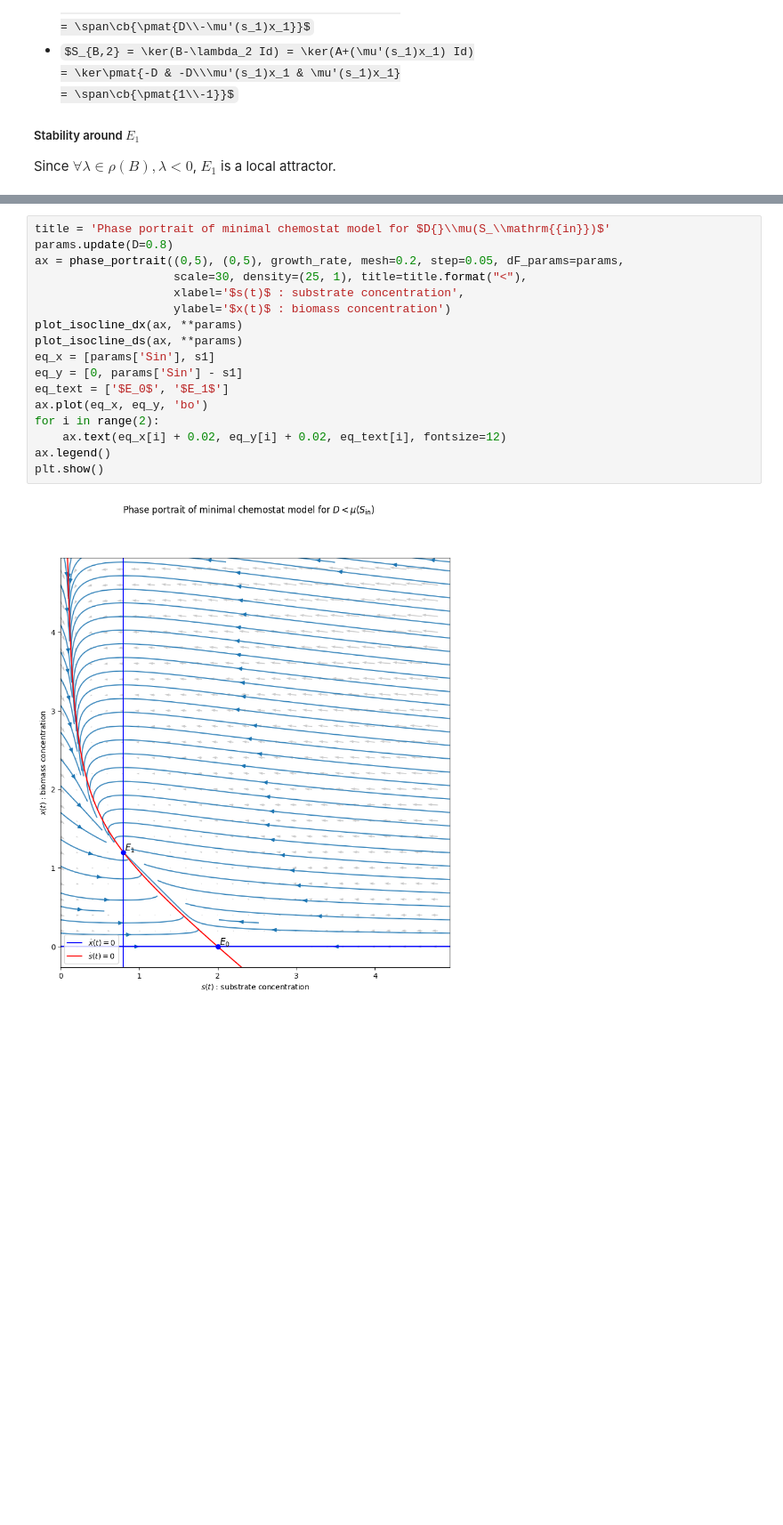
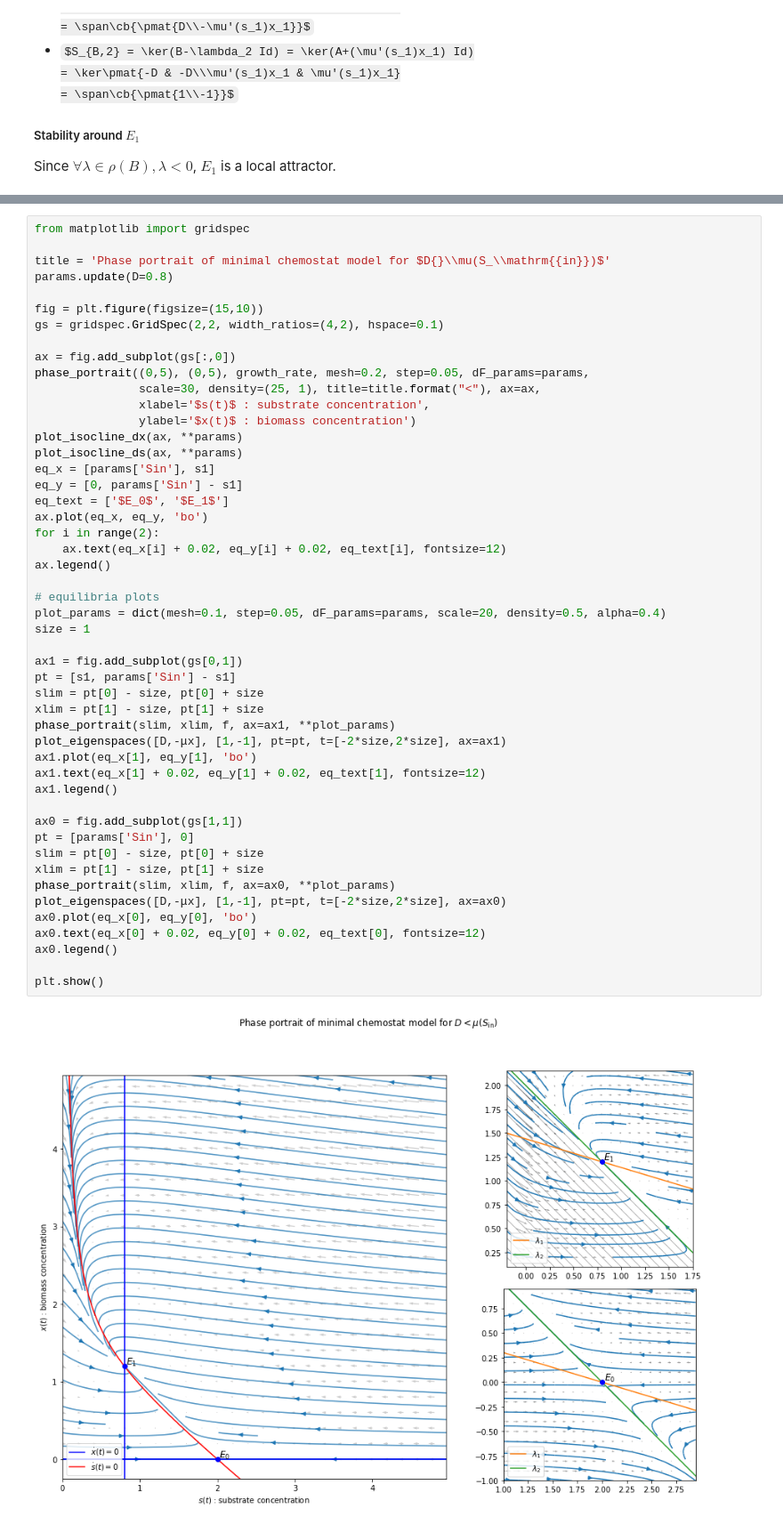
Before and after one commit to rand-asswad/chemostat-models, a Jupyter notebook: notebooks/growth_single_minimal.ipynb, the cells around one changed output, grey strips where cells are left out. Shown at 89% size. Drawn from its saved outputs; the diff is of its cells as text; some formulas as TeX source; blank space fills up the shorter version.

Commit message:
Explained stability and added plots

```diff
--- a/notebooks/growth_single_minimal.ipynb
+++ b/notebooks/growth_single_minimal.ipynb
@@ -451,21 +476,53 @@ plt.show()
 # %%
+from matplotlib import gridspec
+
 title = 'Phase portrait of minimal chemostat model for $D{}\\mu(S_\\mathrm{{in}})$'
 params.update(D=0.8)
-ax = phase_portrait((0,5), (0,5), growth_rate, mesh=0.2, step=0.05, dF_params=params,
-                    scale=30, density=(25, 1), title=title.format("<"),
-                    xlabel='$s(t)$ : substrate concentration',
-                    ylabel='$x(t)$ : biomass concentration')
+
+fig = plt.figure(figsize=(15,10))
+gs = gridspec.GridSpec(2,2, width_ratios=(4,2), hspace=0.1)
+
+ax = fig.add_subplot(gs[:,0])
+phase_portrait((0,5), (0,5), growth_rate, mesh=0.2, step=0.05, dF_params=params,
+               scale=30, density=(25, 1), title=title.format("<"), ax=ax,
+               xlabel='$s(t)$ : substrate concentration',
+               ylabel='$x(t)$ : biomass concentration')
 plot_isocline_dx(ax, **params)
 plot_isocline_ds(ax, **params)
 eq_x = [params['Sin'], s1]
 eq_y = [0, params['Sin'] - s1]
 eq_text = ['$E_0$', '$E_1$']
 ax.plot(eq_x, eq_y, 'bo')
 for i in range(2):
     ax.text(eq_x[i] + 0.02, eq_y[i] + 0.02, eq_text[i], fontsize=12)
 ax.legend()
+
+# equilibria plots
+plot_params = dict(mesh=0.1, step=0.05, dF_params=params, scale=20, density=0.5, alpha=0.4)
+size = 1
+
+ax1 = fig.add_subplot(gs[0,1])
+pt = [s1, params['Sin'] - s1]
+slim = pt[0] - size, pt[0] + size
+xlim = pt[1] - size, pt[1] + size
+phase_portrait(slim, xlim, f, ax=ax1, **plot_params)
+plot_eigenspaces([D,-μx], [1,-1], pt=pt, t=[-2*size,2*size], ax=ax1)
+ax1.plot(eq_x[1], eq_y[1], 'bo')
+ax1.text(eq_x[1] + 0.02, eq_y[1] + 0.02, eq_text[1], fontsize=12)
+ax1.legend()
+
+ax0 = fig.add_subplot(gs[1,1])
+pt = [params['Sin'], 0]
+slim = pt[0] - size, pt[0] + size
+xlim = pt[1] - size, pt[1] + size
+phase_portrait(slim, xlim, f, ax=ax0, **plot_params)
+plot_eigenspaces([D,-μx], [1,-1], pt=pt, t=[-2*size,2*size], ax=ax0)
+ax0.plot(eq_x[0], eq_y[0], 'bo')
+ax0.text(eq_x[0] + 0.02, eq_y[0] + 0.02, eq_text[0], fontsize=12)
+ax0.legend()
+
 plt.show()
 # %% [output]
-[figure, old version]
+[figure, new version]
 # %%
 params.update(D=0.92)
```
Also changed, not shown: parts of 10 cells of this notebook, 2 other files.
